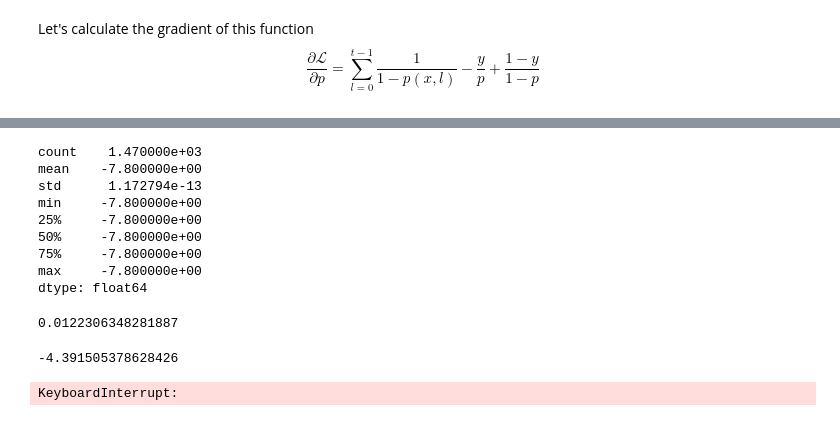
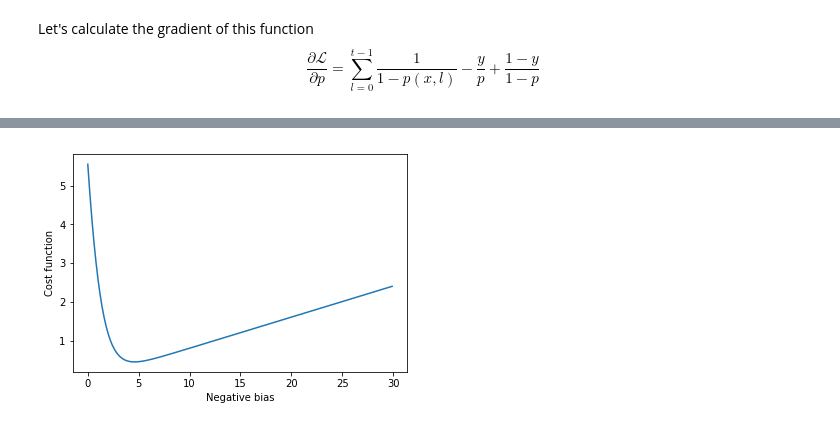
Before and after one commit to mlarionov/machine_learning_POC, a Jupyter notebook: employee_attrition/attrition.ipynb, the cells around one changed output, grey strips where cells are left out. Cells and saved outputs as stored; diff of their text form; code cells hidden in the pictures.

```diff
--- a/employee_attrition/attrition.ipynb
+++ b/employee_attrition/attrition.ipynb
@@ -105,11 +126,13 @@ $$ \frac{\partial \mathscr L}{\partial w_t} = \sum_{l=0}^{t-1} p(x,l)l + (p - y)
 # %%
 def sigmoid(z):
+    'Sigmoid function'
     return 1 / (1 + np.exp(-z))
 # %%
 #Add 1 to the employee data
 scaled_data['Ones'] = np.ones(shape=[employee_data.shape[0],1])
 # %%
 def scale_year(years):
+    'Scale years. We will have to do that separately when we calculate loss function and gradients'
     return float(years_scaler.transform(float(years)))
 # %%
 def logit(x, w, years=None):
@@ -166,9 +189,11 @@ def one_pass(weights, step_size, feature_data, temporal_data, labels, l2_regular
 # %%
 #Initialize weights
 weights = np.zeros(shape=[scaled_data.values.shape[1]])
-epochs = 100
+#Setting some hyperparameters
+epochs = 60
 step = 0.5
 l2 = 0.9
+#Train the model
 for epoch in range(epochs):
     cost, weights = one_pass(weights, step, scaled_data, employee_data.YearsAtCompany, synthetic_labels, l2)
     if epoch % 10 == 0:
@@ -183,39 +232,18 @@ for column_num, column_name in enumerate(employee_data.columns):
-# %%
-predicted_prob = pd.Series(logit(scaled_data.values, weights))
-predicted_prob.describe()
-# %% [output]
-count    1.470000e+03
-mean    -7.800000e+00
-std      1.172794e-13
-min     -7.800000e+00
-25%     -7.800000e+00
-50%     -7.800000e+00
-75%     -7.800000e+00
-max     -7.800000e+00
-dtype: float64
-# %%
-#We expect this probability based on the synthesized data (but we are getting something else....)
-prb = synthetic_labels.sum()/len(synthetic_labels)/employee_data.YearsAtCompany.mean()
-prb
-# %% [output]
-0.0122306348281887
-# %%
-expected_weight = -math.log(1/prb -1)
-expected_weight
-# %% [output]
--4.391505378628426
 # %%
 #We test the loss function
 weights = np.zeros(shape=[scaled_data.values.shape[1]])
 args = np.arange(0, 30, 0.1)
 costs = np.zeros(shape=args.shape)
 for weight_num in range(args.shape[0]):
     weights[-1] = -args[weight_num]
     cost = 0
     num_examples = employee_data.shape[0]
     for i in range(num_examples):
         cost += loss(scaled_data.values[i], synthetic_labels.values[i], weights,
                      employee_data.YearsAtCompany.values.astype('float')[i])  / num_examples
     costs[weight_num] = cost
+plt.plot(args, costs)
+plt.xlabel('Negative bias')
+plt.ylabel('Cost function');
 # %% [output]
-KeyboardInterrupt:
+[figure, added]
```
Also changed, not shown: parts of 26 cells of this notebook.
